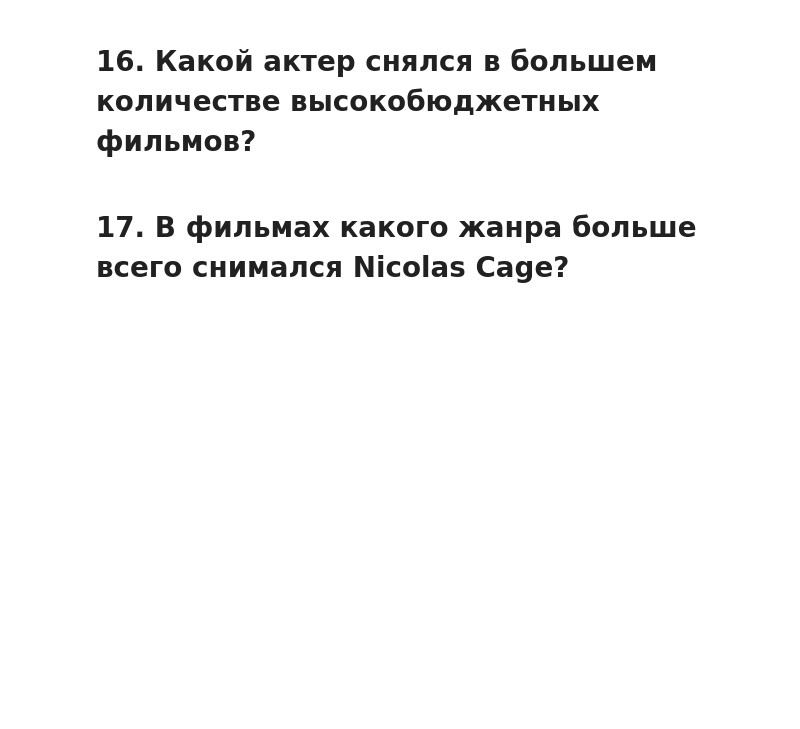
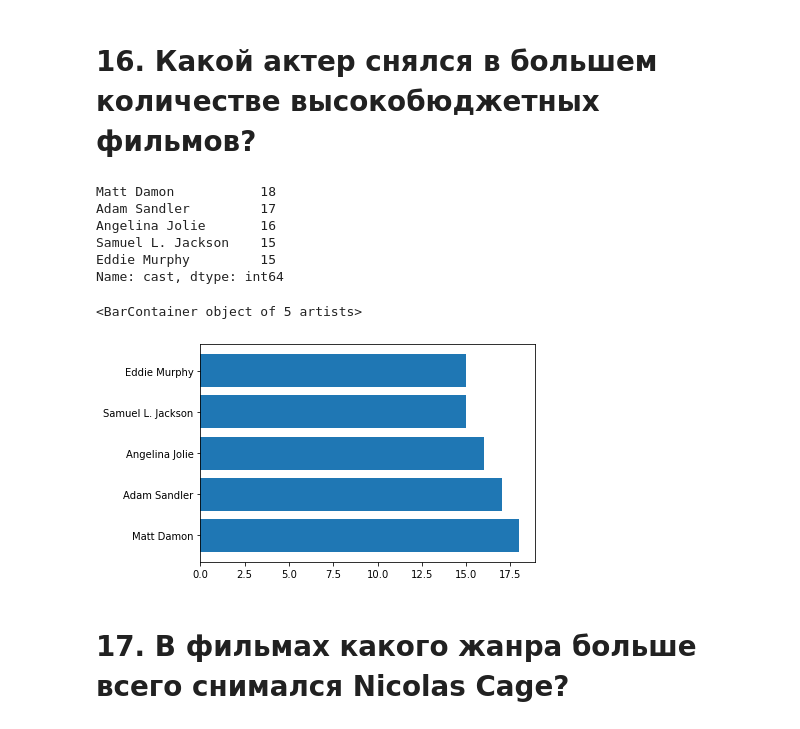
Before and after one commit to Golovolastik/skillfactory_rds, a Jupyter notebook: Movies_IMBD_v4.1_TEMPLATE.ipynb, the cells around one changed output. Cells and saved outputs as stored; diff of their text form; code cells hidden in the pictures; blank space fills up the shorter version.

```diff
--- a/Movies_IMBD_v4.1_TEMPLATE.ipynb
+++ b/Movies_IMBD_v4.1_TEMPLATE.ipynb
@@ -325,5 +327,17 @@ data_temp = data2.explode('cast')
 # %%
-data_temp[data_temp.budget > data_temp.budget.mean()].cast.value_counts()
+data_temp = data2.explode('cast')
+data_temp = data_temp[data_temp.budget > data_temp.budget.mean()].cast.value_counts().head(5)
+display(data_temp)
+plt.barh(data = data_temp, y = data_temp.index, width = data_temp.values)
+# %% [output]
+Matt Damon           18
+Adam Sandler         17
+Angelina Jolie       16
+Samuel L. Jackson    15
+Eddie Murphy         15
+Name: cast, dtype: int64
+<BarContainer object of 5 artists>
+[figure, added]
 # %% [markdown]
 # 17. В фильмах какого жанра больше всего снимался Nicolas Cage?
 # %%
```
Also changed, not shown: parts of 13 cells of this notebook.
